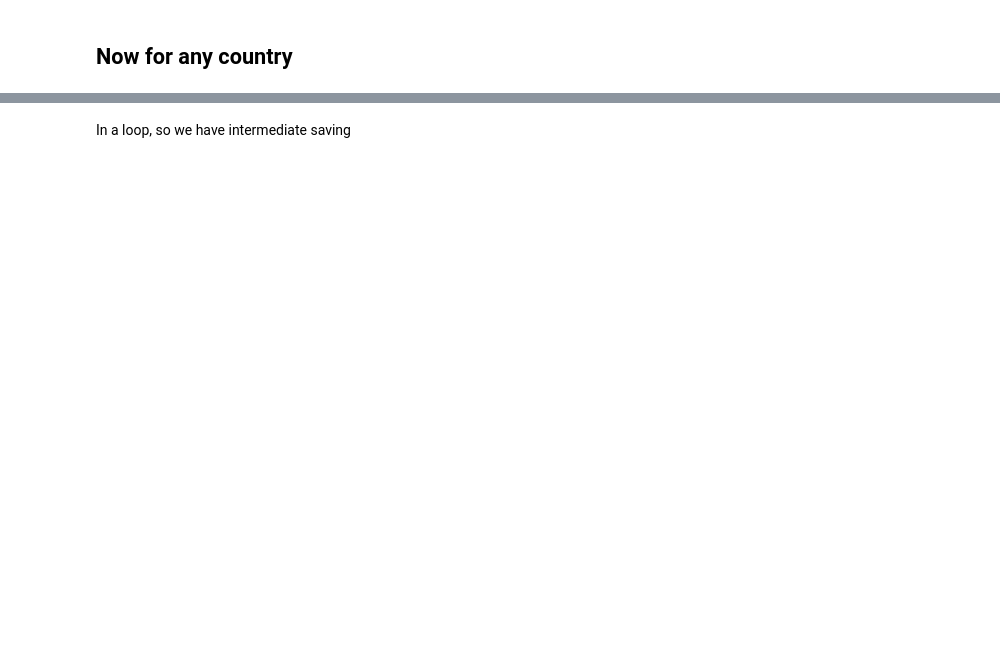
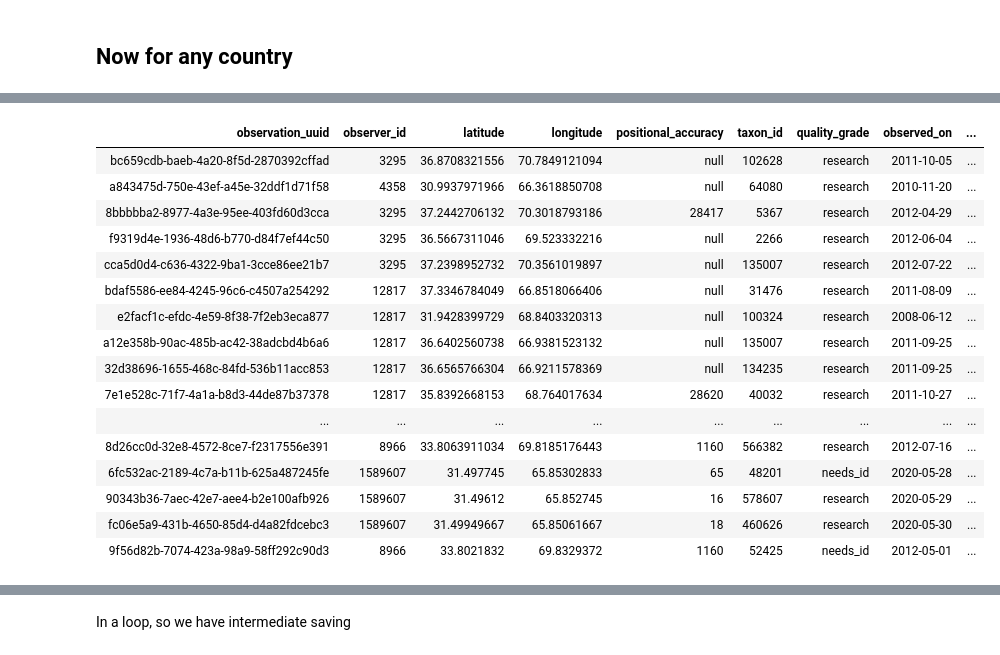
Before and after one commit to AugustT/BioHack_iNat, a Jupyter notebook: Getting_Random_Observers/src/inat_obs_subset_countrywise.ipynb, the cells around one changed output, grey strips where cells are left out. Saved outputs shown, nothing was run; the diff lists cells and outputs as text; code cells hidden in the pictures; blank space fills up the shorter version.

```diff
--- a/Getting_Random_Observers/src/inat_obs_subset_countrywise.ipynb
+++ b/Getting_Random_Observers/src/inat_obs_subset_countrywise.ipynb
@@ -191,5 +274,5 @@ bounding_boxes <- sdf_sql(sc,"SELECT * FROM pieter.bounding_boxes") %>% sdf_coll
 # %%
 %r
-bounding_boxes
+selected_country <- "RU"
 # %% [output]
 [interactive output not drawn]
@@ -195,0 +321,25 @@ bounding_boxes
+# %%
+%r
+
+sdf_copy_to(sc,
+            tibble(loc_id = pull(inat_locs,loc_id),
+                   country=maps::map.where(database = "world", x = pull(inat_locs,longitude_rounded), y = pull(inat_locs,latitude_rounded))),
+            name = "cc_rounded", overwrite = TRUE)
+
+
+sdf_copy_to(sc,
+            left_join(inat_subset,sdf_sql(sc,"SELECT * FROM cc_rounded"), by = "loc_id"),
+            name = "countries",
+            overwrite = TRUE
+           )
+
+
+cc_tally <- sdf_sql(sc,"SELECT country,COUNT(*) as N FROM countries GROUP BY country ORDER BY N DESC")
+if(countrycode::countrycode(selected_country, origin= "iso2c", destination="country.name") %in% pull(cc_tally,country)){
+  inat_subset <- sdf_sql(sc,"SELECT * FROM countries") %>%
+    filter(country == countrycode::countrycode(selected_country, origin= "iso2c", destination="country.name"))} else {
+  inat_subset <- sdf_sql(sc,"SELECT * FROM countries") %>%
+    filter(country == pull(dplyr::slice(cc_tally,1),country))
+}
+
+SparkR::as.data.frame(inat_subset) %>% display
@@ -195,0 +367,32 @@ bounding_boxes
+# %%
+%r
+
+# use the filter if we can, otherwise count the most common country and use that. In some countries the last solution wouldn't work as there are more active countries in the same bounding box, for example; Afganistan.
+
+cc_tally <- sdf_sql(sc,"SELECT country,COUNT(*) as N FROM countries GROUP BY country ORDER BY N DESC")
+if(countrycode::countrycode(selected_country, origin= "iso2c", destination="country.name") %in% pull(cc_tally,country)){
+  inat_subset <- sdf_bind_cols(inat_subset,sdf_sql(sc,"SELECT * FROM countries")) %>%
+    filter(country == countrycode::countrycode(selected_country, origin= "iso2c", destination="country.name"))} else {
+  inat_subset <- sdf_bind_cols(inat_subset,sdf_sql(sc,"SELECT * FROM countries")) %>%
+    filter(country == pull(dplyr::slice(cc_tally,1),country))
+}
+
+SparkR::as.data.frame(inat_subset) %>% display
+# %% [output]
+| observation_uuid | observer_id | latitude | longitude | positional_accuracy | taxon_id | quality_grade | observed_on | ... |
+| bc659cdb-baeb-4a20-8f5d-2870392cffad | 3295 | 36.8708321556 | 70.7849121094 | null | 102628 | research | 2011-10-05 | ... |
+| a843475d-750e-43ef-a45e-32ddf1d71f58 | 4358 | 30.9937971966 | 66.3618850708 | null | 64080 | research | 2010-11-20 | ... |
+| 8bbbbba2-8977-4a3e-95ee-403fd60d3cca | 3295 | 37.2442706132 | 70.3018793186 | 28417 | 5367 | research | 2012-04-29 | ... |
+| f9319d4e-1936-48d6-b770-d84f7ef44c50 | 3295 | 36.5667311046 | 69.523332216 | null | 2266 | research | 2012-06-04 | ... |
+| cca5d0d4-c636-4322-9ba1-3cce86ee21b7 | 3295 | 37.2398952732 | 70.3561019897 | null | 135007 | research | 2012-07-22 | ... |
+| bdaf5586-ee84-4245-96c6-c4507a254292 | 12817 | 37.3346784049 | 66.8518066406 | null | 31476 | research | 2011-08-09 | ... |
+| e2facf1c-efdc-4e59-8f38-7f2eb3eca877 | 12817 | 31.9428399729 | 68.8403320313 | null | 100324 | research | 2008-06-12 | ... |
+| a12e358b-90ac-485b-ac42-38adcbd4b6a6 | 12817 | 36.6402560738 | 66.9381523132 | null | 135007 | research | 2011-09-25 | ... |
+| 32d38696-1655-468c-84fd-536b11acc853 | 12817 | 36.6565766304 | 66.9211578369 | null | 134235 | research | 2011-09-25 | ... |
+| 7e1e528c-71f7-4a1a-b8d3-44de87b37378 | 12817 | 35.8392668153 | 68.764017634 | 28620 | 40032 | research | 2011-10-27 | ... |
+| ... | ... | ... | ... | ... | ... | ... | ... | ... |
+| 8d26cc0d-32e8-4572-8ce7-f2317556e391 | 8966 | 33.8063911034 | 69.8185176443 | 1160 | 566382 | research | 2012-07-16 | ... |
+| 6fc532ac-2189-4c7a-b11b-625a487245fe | 1589607 | 31.497745 | 65.85302833 | 65 | 48201 | needs_id | 2020-05-28 | ... |
+| 90343b36-7aec-42e7-aee4-b2e100afb926 | 1589607 | 31.49612 | 65.852745 | 16 | 578607 | research | 2020-05-29 | ... |
+| fc06e5a9-431b-4650-85d4-d4a82fdcebc3 | 1589607 | 31.49949667 | 65.85061667 | 18 | 460626 | research | 2020-05-30 | ... |
+| 9f56d82b-7074-423a-98a9-58ff292c90d3 | 8966 | 33.8021832 | 69.8329372 | 1160 | 52425 | needs_id | 2012-05-01 | ... |
```
Also changed, not shown: parts of 29 cells of this notebook.
